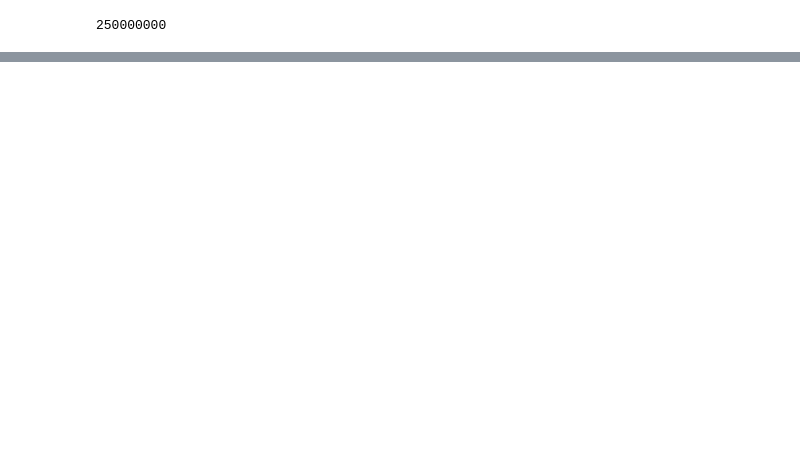
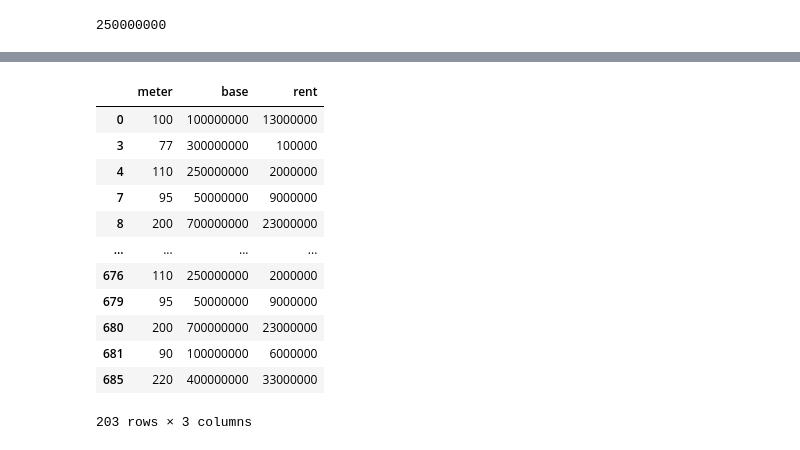
Before and after one commit to bahram3000/all_project, a Jupyter notebook: pythonProject6/test8.ipynb, the cells around one changed output, grey strips where cells are left out. Saved outputs shown, nothing was run; the diff lists cells and outputs as text; code cells hidden in the pictures; blank space fills up the shorter version.

```diff
--- a/pythonProject6/test8.ipynb
+++ b/pythonProject6/test8.ipynb
@@ -217,0 +253,17 @@ extract_persian_num_from_string(b[4,1])
+# %%
+l.dropna(inplace=True)
+l
+# %% [output]
+|  | meter | base | rent |
+| 0 | 100 | 100000000 | 13000000 |
+| 3 | 77 | 300000000 | 100000 |
+| 4 | 110 | 250000000 | 2000000 |
+| 7 | 95 | 50000000 | 9000000 |
+| 8 | 200 | 700000000 | 23000000 |
+| ... | ... | ... | ... |
+| 676 | 110 | 250000000 | 2000000 |
+| 679 | 95 | 50000000 | 9000000 |
+| 680 | 200 | 700000000 | 23000000 |
+| 681 | 90 | 100000000 | 6000000 |
+| 685 | 220 | 400000000 | 33000000 |
+203 rows × 3 columns
```
Also changed, not shown: parts of 15 cells of this notebook.
